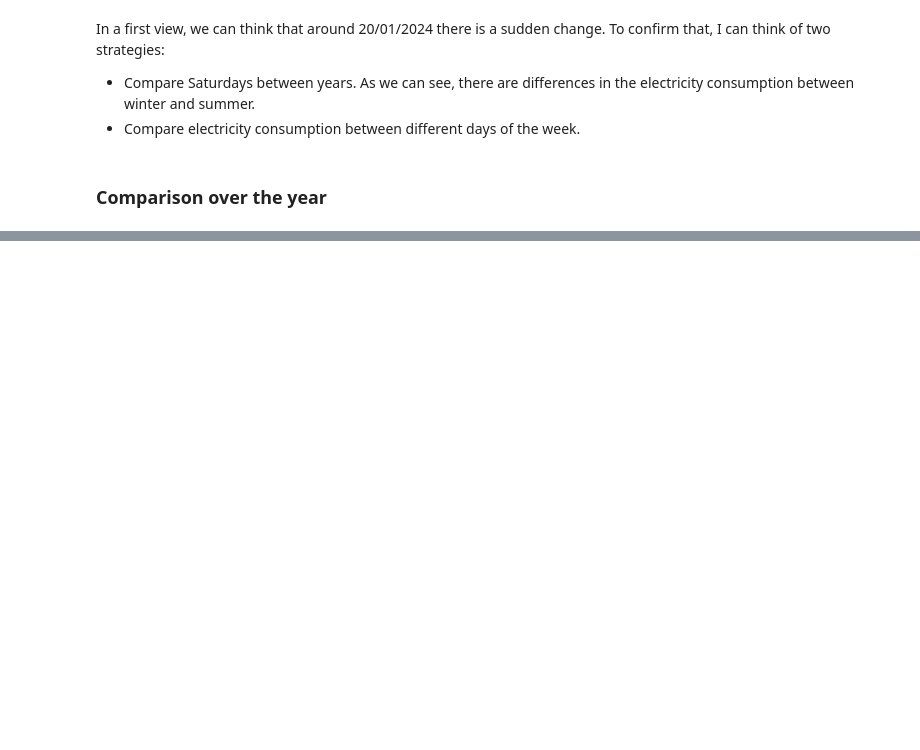
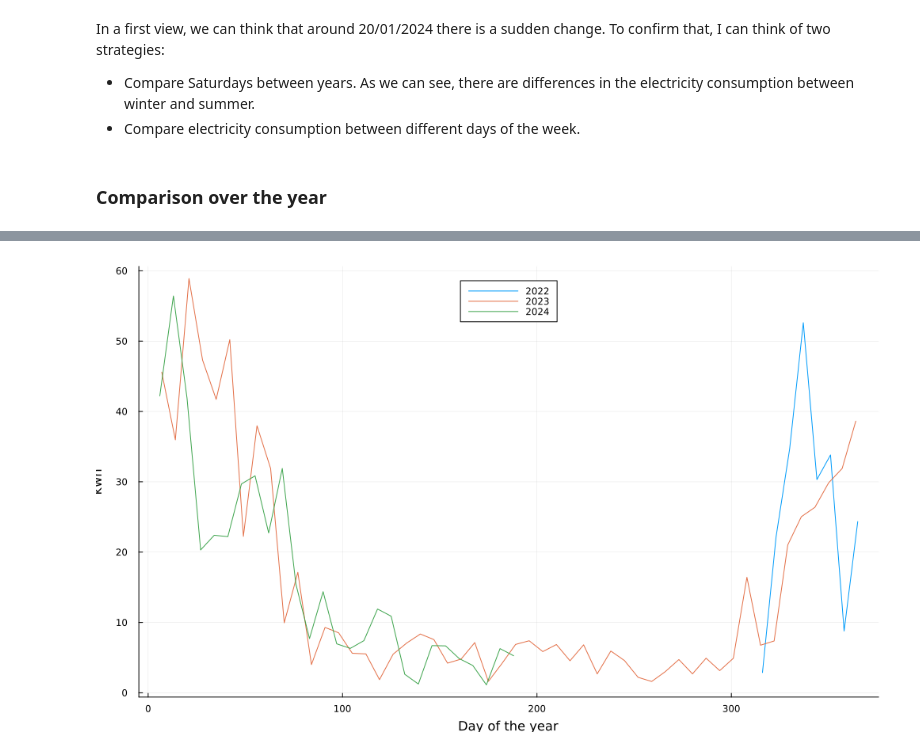
Before and after one commit to afcgotg/electricity-price, a Jupyter notebook: Electricity_price.ipynb, the cells around one changed output, grey strips where cells are left out. Cells and saved outputs as stored; diff of their text form; code cells hidden in the pictures; blank space fills up the shorter version.

```diff
--- a/Electricity_price.ipynb
+++ b/Electricity_price.ipynb
@@ -337,0 +342,4 @@ In a first view, we can think that around 20/01/2024 there is a sudden change. T
+# %%
+df_saturdays_total.Year = Dates.year.(df_saturdays_total.Date)
+df_saturdays_total.DayOfTheYear = Dates.dayofyear.(df_saturdays_total.Date)
+df_saturdays_total_groupby_year = groupby(df_saturdays_total, :Year)
@@ -337,0 +380,10 @@ In a first view, we can think that around 20/01/2024 there is a sudden change. T
+# %%
+plot(size=(1000, 600))
+for df_ in df_saturdays_total_groupby_year
+    plot!(df_.DayOfTheYear, df_.kwh_sum, label=df_.Year[1], legend=:top)
+end
+xlabel!("Day of the year")
+ylabel!("kwh")
+current()
+# %% [output]
+[figure, added]
```
Also changed, not shown: parts of 12 cells of this notebook.
